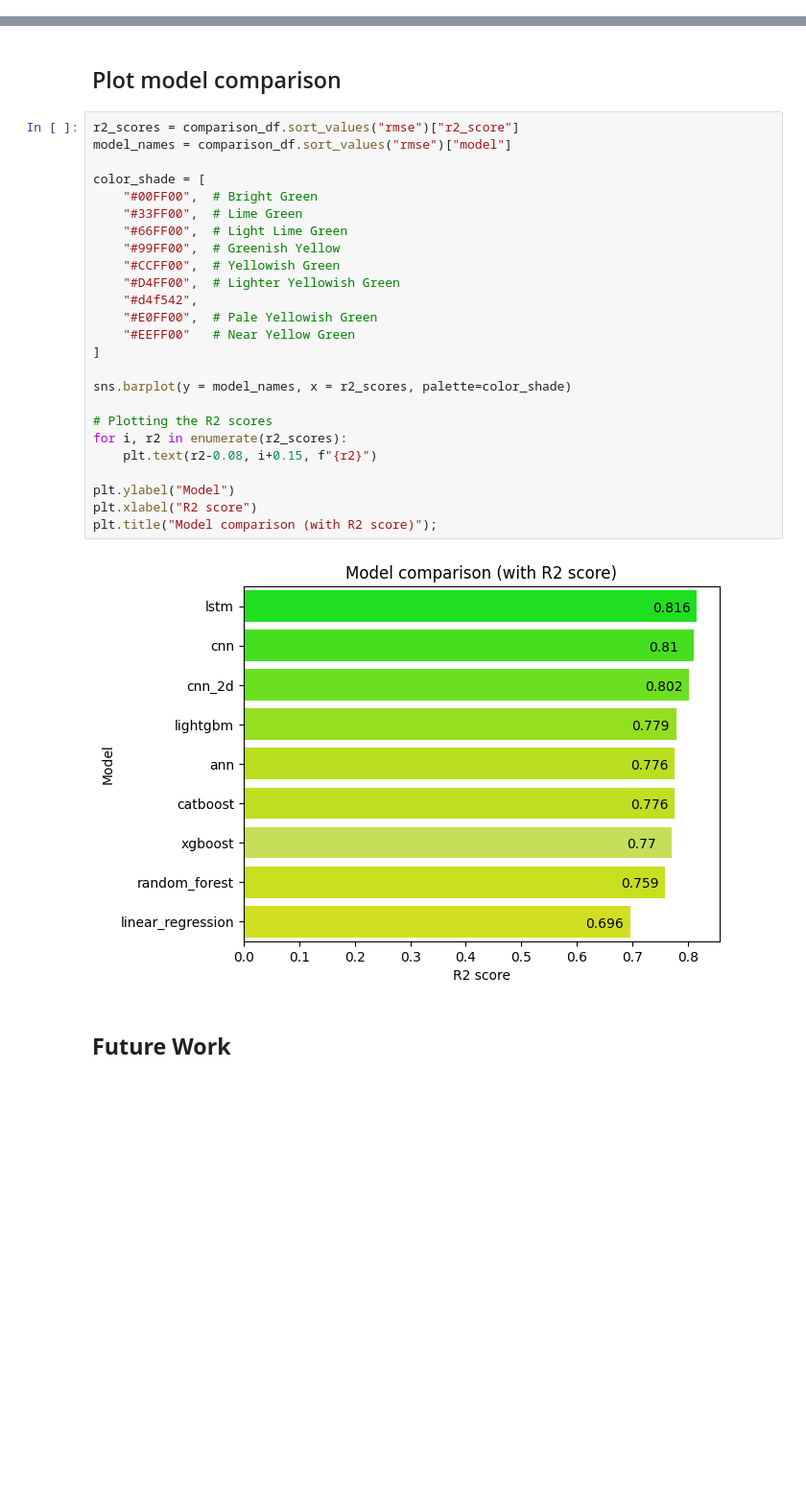
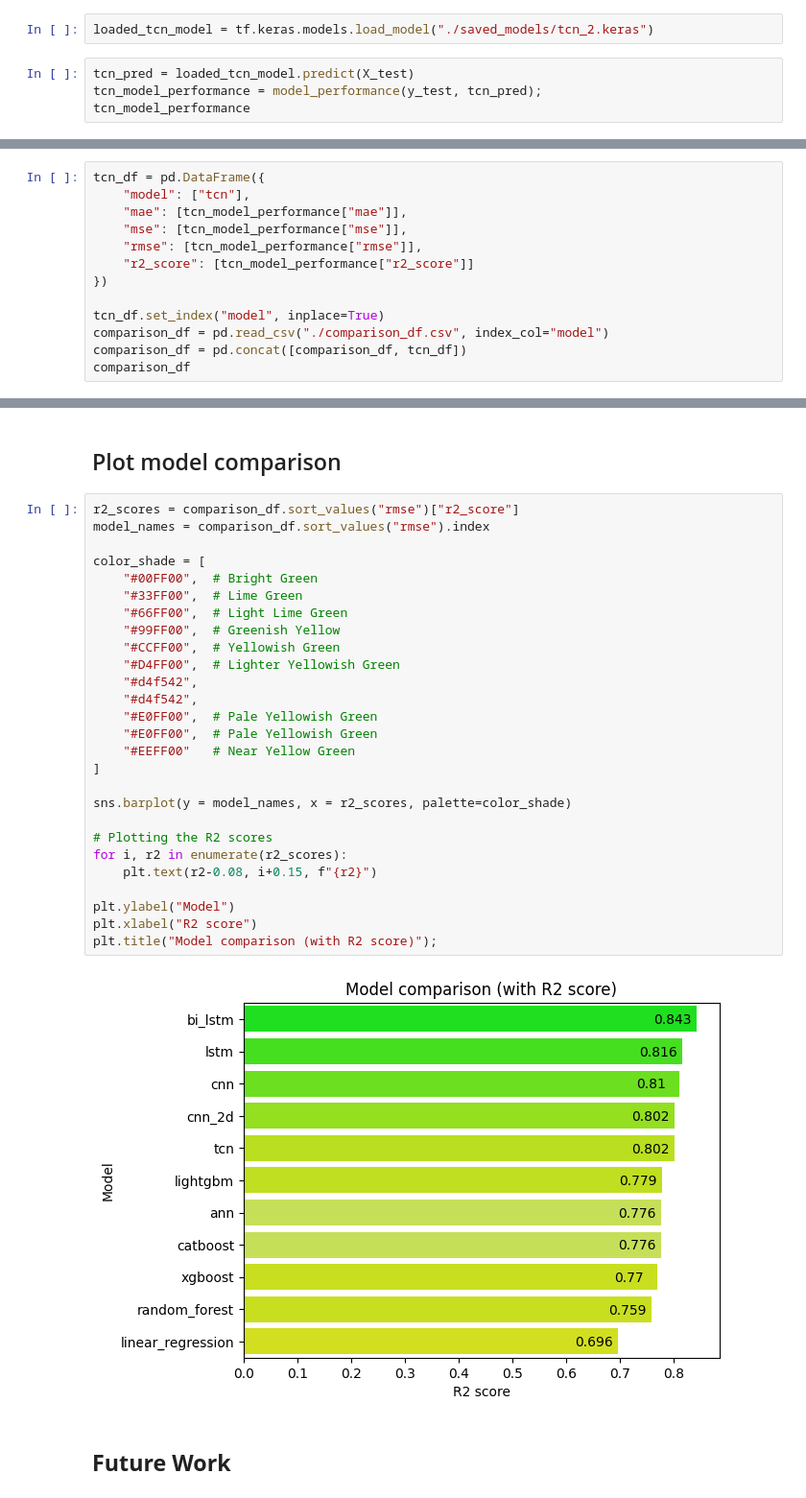
Before and after one commit to Mainakcris7/RUL_CMAPSS, a Jupyter notebook: rul_prediction.ipynb, the cells around one changed output, grey strips where cells are left out. Shown at 96% size. Saved outputs shown, nothing was run; the diff lists cells and outputs as text; blank space fills up the shorter version.

```diff
--- a/rul_prediction.ipynb
+++ b/rul_prediction.ipynb
@@ -1090,0 +1241,6 @@ comparison_df.sort_values("rmse")
+# %%
+loaded_tcn_model = tf.keras.models.load_model("./saved_models/tcn_2.keras")
+# %%
+tcn_pred = loaded_tcn_model.predict(X_test)
+tcn_model_performance = model_performance(y_test, tcn_pred);
+tcn_model_performance
@@ -1090,0 +1250,13 @@ comparison_df.sort_values("rmse")
+# %%
+tcn_df = pd.DataFrame({
+    "model": ["tcn"],
+    "mae": [tcn_model_performance["mae"]],
+    "mse": [tcn_model_performance["mse"]],
+    "rmse": [tcn_model_performance["rmse"]],
+    "r2_score": [tcn_model_performance["r2_score"]]
+})
+
+tcn_df.set_index("model", inplace=True)
+comparison_df = pd.read_csv("./comparison_df.csv", index_col="model")
+comparison_df = pd.concat([comparison_df, tcn_df])
+comparison_df
@@ -1103,31 +1291,33 @@ plt.title("LSTM model performance");
 ## Plot model comparison
 # %%
 r2_scores = comparison_df.sort_values("rmse")["r2_score"]
-model_names = comparison_df.sort_values("rmse")["model"]
+model_names = comparison_df.sort_values("rmse").index
 
 color_shade = [
     "#00FF00",  # Bright Green
     "#33FF00",  # Lime Green
     "#66FF00",  # Light Lime Green
     "#99FF00",  # Greenish Yellow
     "#CCFF00",  # Yellowish Green
     "#D4FF00",  # Lighter Yellowish Green
     "#d4f542",
+    "#d4f542",
+    "#E0FF00",  # Pale Yellowish Green
     "#E0FF00",  # Pale Yellowish Green
     "#EEFF00"   # Near Yellow Green
 ]
 
 sns.barplot(y = model_names, x = r2_scores, palette=color_shade)
 
 # Plotting the R2 scores
 for i, r2 in enumerate(r2_scores):
     plt.text(r2-0.08, i+0.15, f"{r2}")
 
 plt.ylabel("Model")
 plt.xlabel("R2 score")
 plt.title("Model comparison (with R2 score)");
 # %% [output]
-[figure, old version]
+[figure, new version]
 # %% [markdown]
 ## **Future Work**
 # %% [markdown]
```
Also changed, not shown: parts of 31 cells of this notebook, 3 other files.
